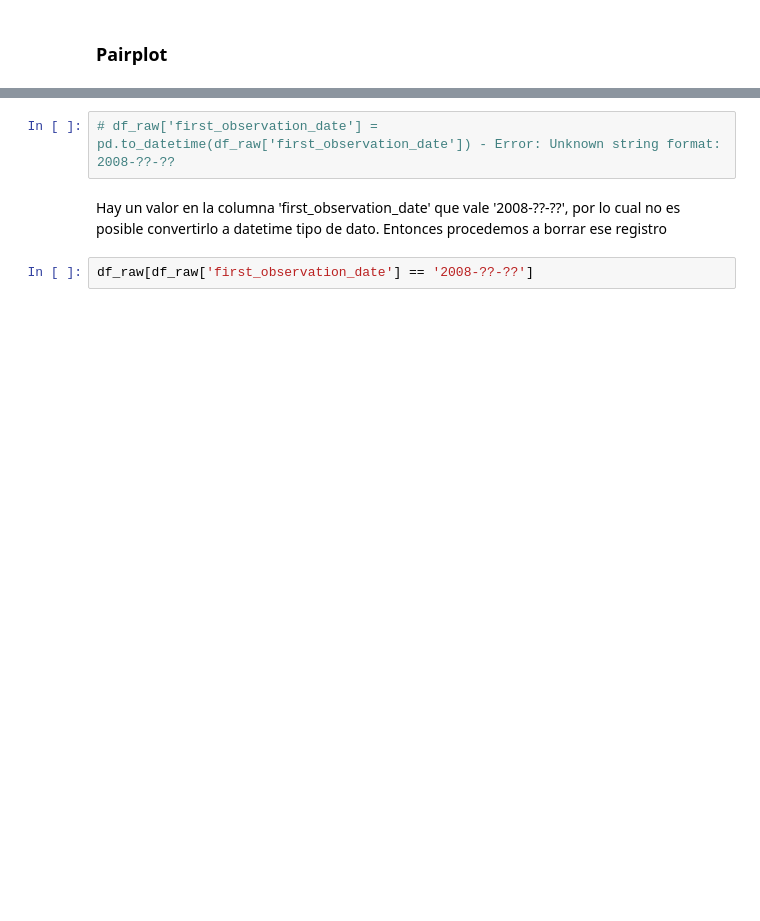
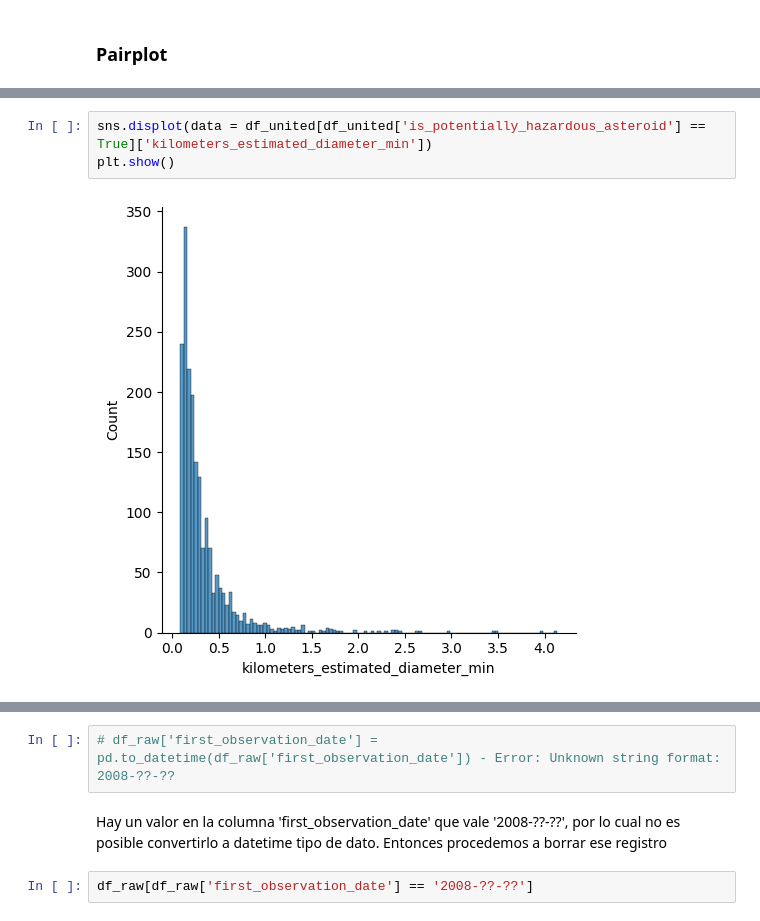
Before and after one commit to lusilve44/Final-Project-4Geeks, a Jupyter notebook: src/explore.ipynb, the cells around one changed output, grey strips where cells are left out. Drawn from its saved outputs; the diff is of its cells as text; blank space fills up the shorter version.

```diff
--- a/src/explore.ipynb
+++ b/src/explore.ipynb
@@ -416,0 +518,5 @@ memory usage: 1.6 MB
+# %%
+sns.displot(data = df_united[df_united['is_potentially_hazardous_asteroid'] == True]['kilometers_estimated_diameter_min'])
+plt.show()
+# %% [output]
+[figure, added]
```
Also changed, not shown: parts of 91 cells of this notebook, 8 other files.
